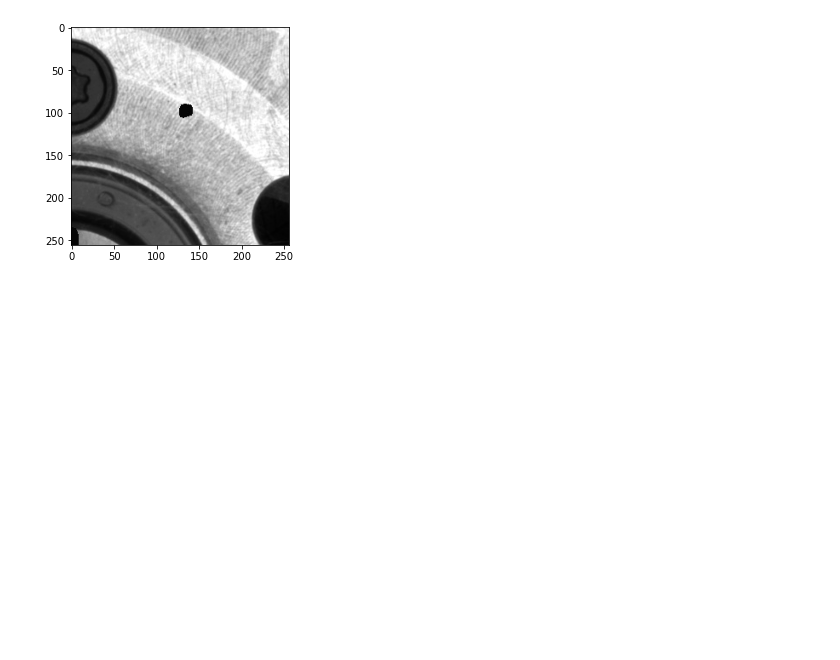
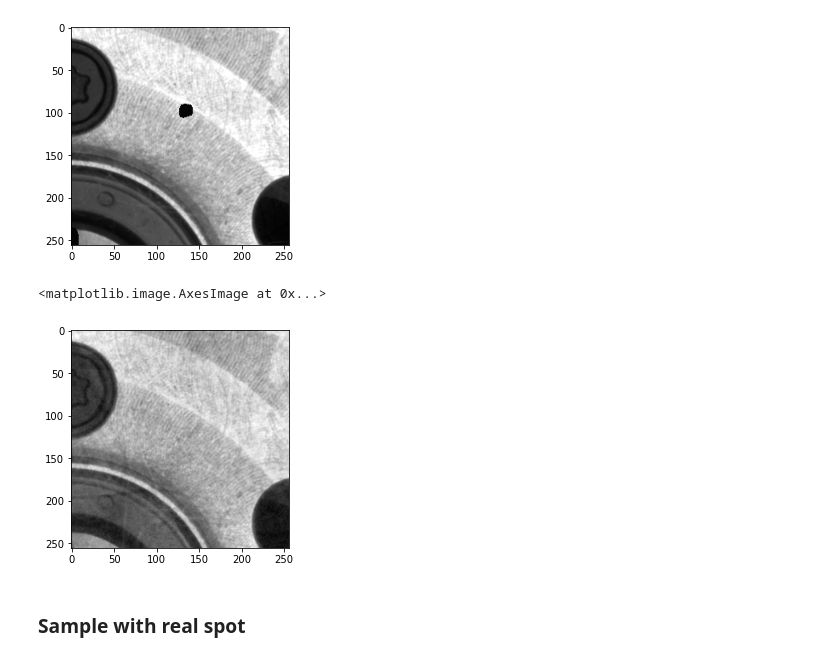
Before and after one commit to DragoneKTM/Industry_lab, a Jupyter notebook: Notebooks/Part2_training.ipynb, the cells around one changed output. Cells and saved outputs as stored; diff of their text form; code cells hidden in the pictures; blank space fills up the shorter version.

```diff
--- a/Notebooks/Part2_training.ipynb
+++ b/Notebooks/Part2_training.ipynb
@@ -204,3 +197,11 @@ plt.imshow(X_noisy[5], cmap='gray')
 # %% [output]
 <matplotlib.image.AxesImage at 0x...>
 [figure]
+# %%
+test_artificial = autoencoder.predict(np.expand_dims(X_noisy[5],0))
+plt.imshow(np.squeeze(test_artificial[0], -1), cmap='gray')
+# %% [output]
+<matplotlib.image.AxesImage at 0x...>
+[figure, new version]
+# %% [markdown]
+### Sample with real spot
```
Also changed, not shown: parts of 12 cells of this notebook, 2 other files.
